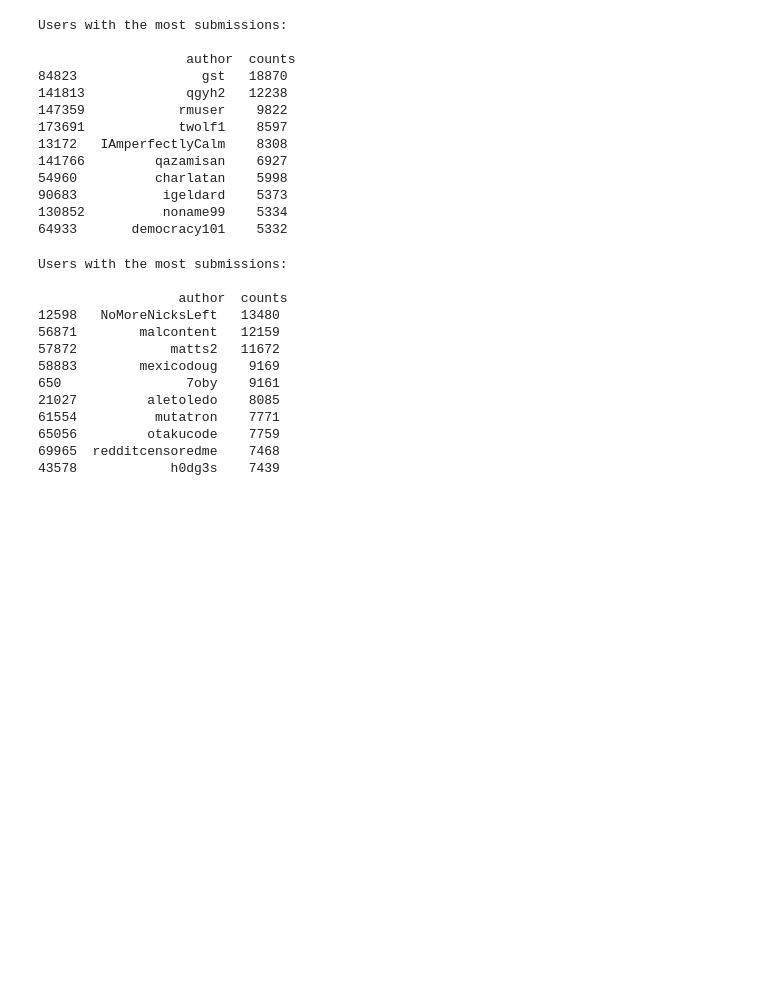
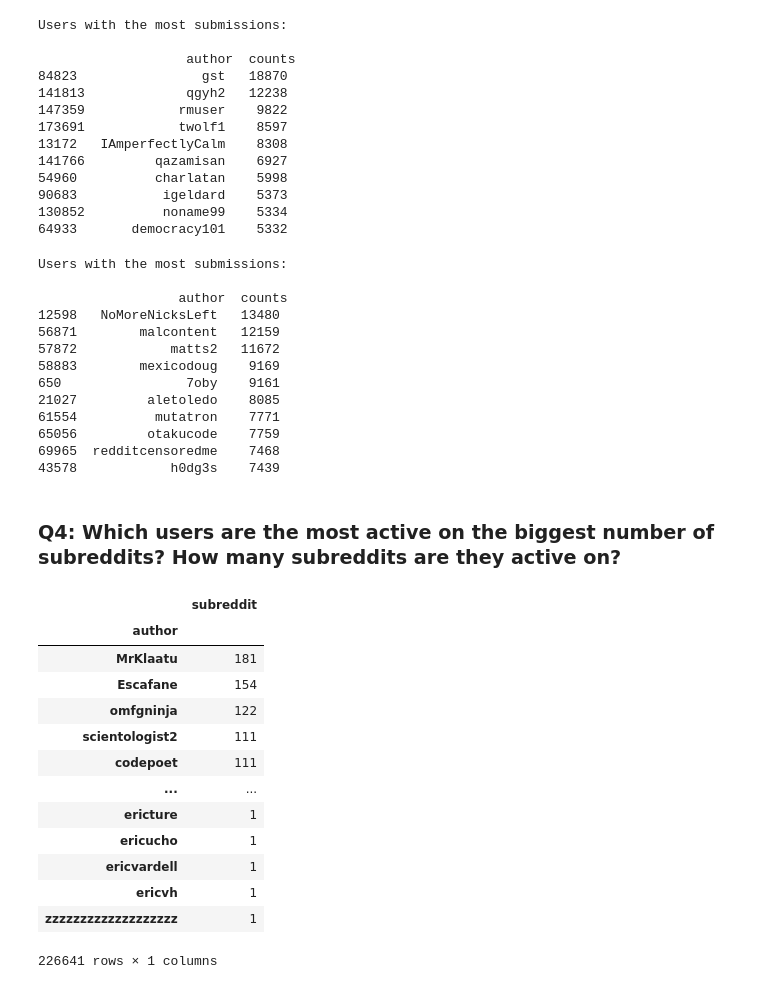
Before and after one commit to milicevicMarko/Reddit2008-Analysis, a Jupyter notebook: Static analysis.ipynb, the cells around one changed output. Saved outputs shown, nothing was run; the diff lists cells and outputs as text; code cells hidden in the pictures; blank space fills up the shorter version.

```diff
--- a/Static analysis.ipynb
+++ b/Static analysis.ipynb
@@ -185,3 +185,25 @@ Users with the most submissions:
 65056         otakucode    7759
 69965  redditcensoredme    7468
 43578            h0dg3s    7439
+# %% [markdown]
+### Q4: Which users are the most active on the biggest number of subreddits? How many subreddits are they active on?
+# %%
+authors_on_subreddits = pd.concat([submissions[['subreddit', 'author']], comments[['subreddit', 'author']]], ignore_index=True)
+authors_on_subreddits = authors_on_subreddits.groupby('author').agg({'subreddit': "nunique"})
+authors_on_subreddits = authors_on_subreddits.sort_values(by="subreddit", ascending=False)
+# authors_on_subreddits
+# %% [output]
+|  | subreddit |
+| author |  |
+| MrKlaatu | 181 |
+| Escafane | 154 |
+| omfgninja | 122 |
+| scientologist2 | 111 |
+| codepoet | 111 |
+| ... | ... |
+| ericture | 1 |
+| ericucho | 1 |
+| ericvardell | 1 |
+| ericvh | 1 |
+| zzzzzzzzzzzzzzzzzzz | 1 |
+226641 rows × 1 columns
```
Also changed, not shown: parts of 1 cell of this notebook.
